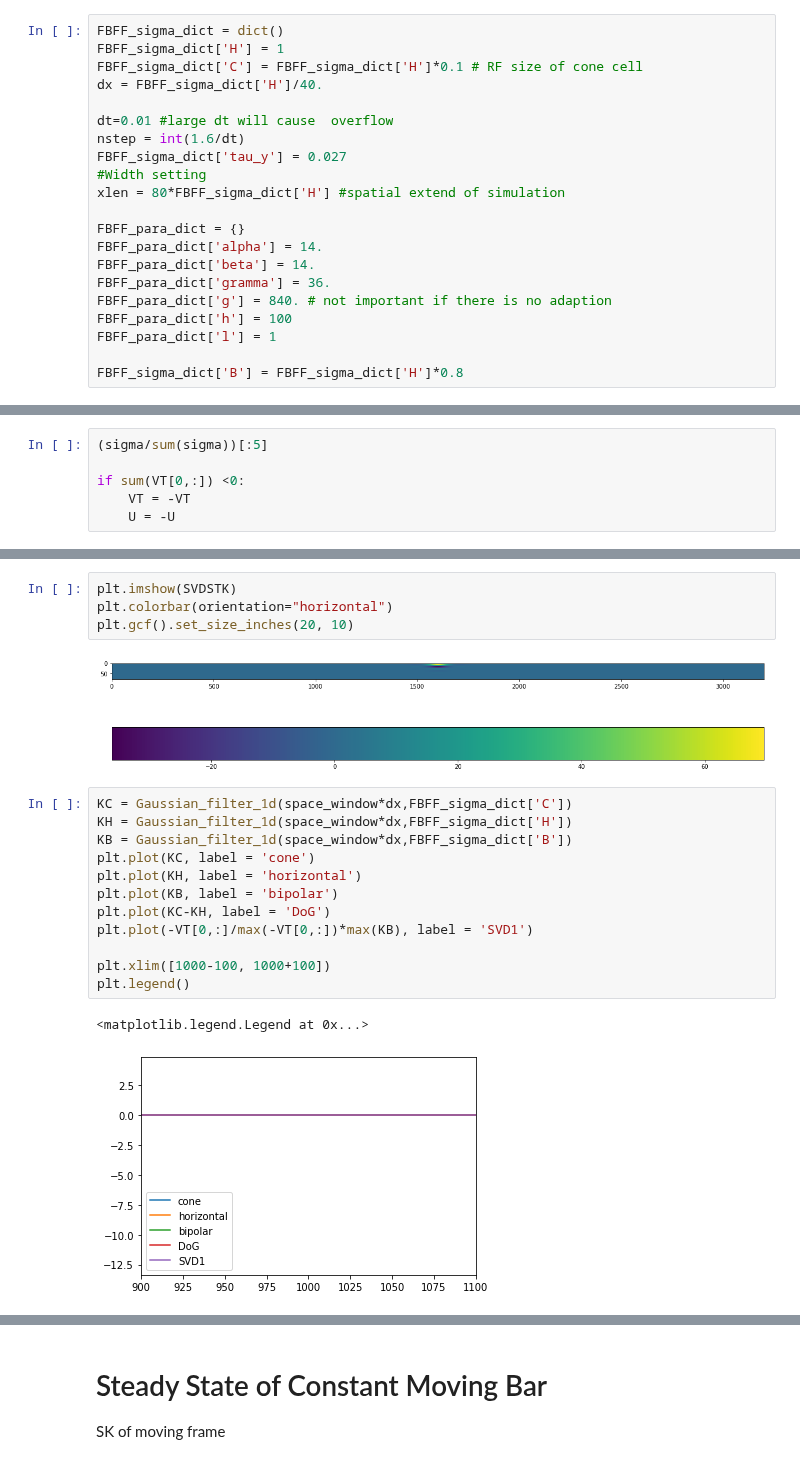
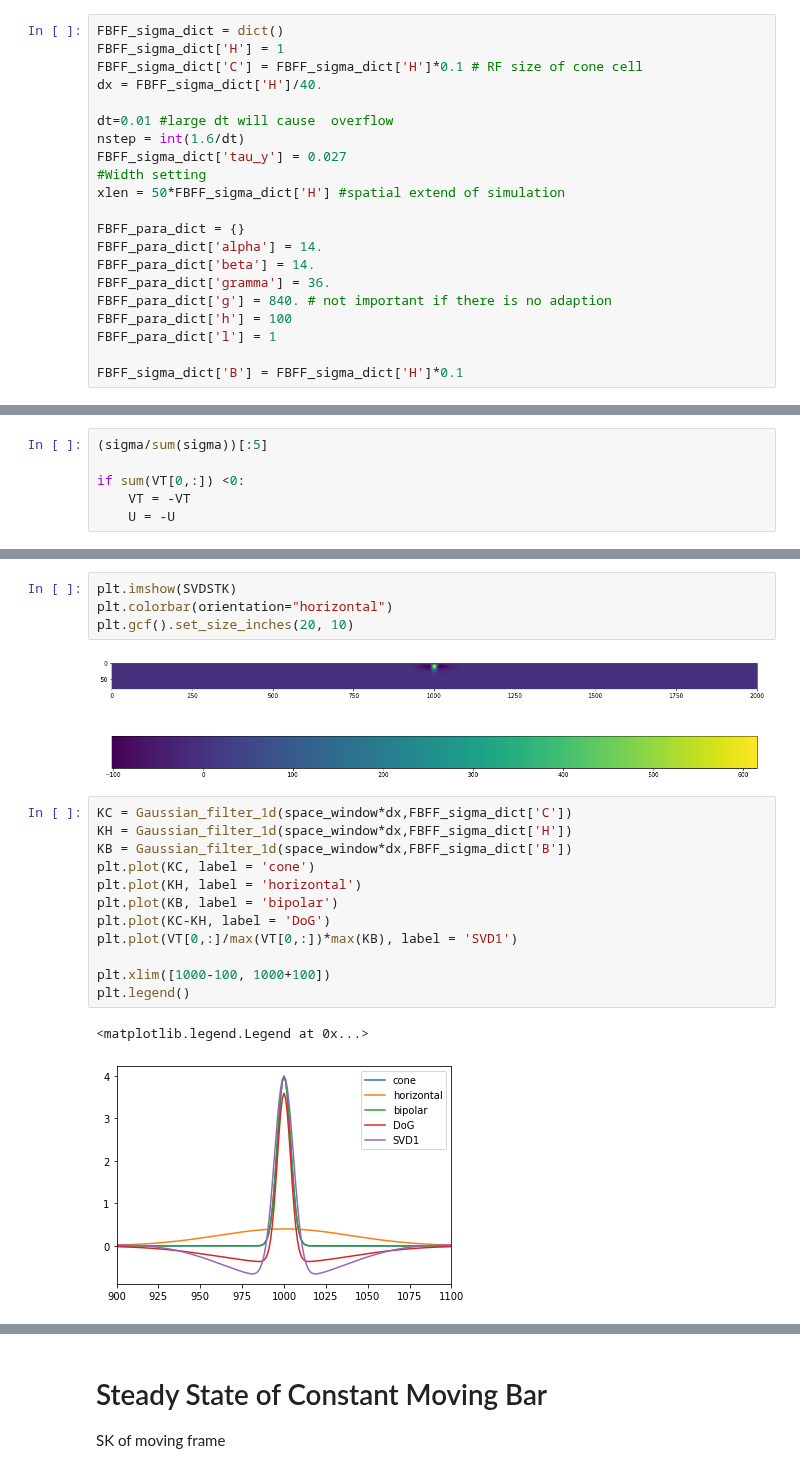
Before and after one commit to llincooi/retina_python, a Jupyter notebook: MB_FB_model/STK_Separate_analysis.ipynb, the cells around one changed output, grey strips where cells are left out. Drawn from its saved outputs; the diff is of its cells as text.

```diff
--- a/MB_FB_model/STK_Separate_analysis.ipynb
+++ b/MB_FB_model/STK_Separate_analysis.ipynb
@@ -92,7 +92,7 @@ dt=0.01 #large dt will cause  overflow
 nstep = int(1.6/dt)
 FBFF_sigma_dict['tau_y'] = 0.027
 #Width setting
-xlen = 80*FBFF_sigma_dict['H'] #spatial extend of simulation
+xlen = 50*FBFF_sigma_dict['H'] #spatial extend of simulation
 
 FBFF_para_dict = {}
 FBFF_para_dict['alpha'] = 14.
@@ -102,7 +102,7 @@ FBFF_para_dict['g'] = 840. # not important if there is no adaption
 FBFF_para_dict['h'] = 100
 FBFF_para_dict['l'] = 1
 
-FBFF_sigma_dict['B'] = FBFF_sigma_dict['H']*0.8
+FBFF_sigma_dict['B'] = FBFF_sigma_dict['H']*0.1
 # %% [markdown]
 # TK
 # %%
@@ -314,22 +314,22 @@ plt.imshow(SVDSTK)
 plt.colorbar(orientation="horizontal")
 plt.gcf().set_size_inches(20, 10)
 # %% [output]
-[figure, old version]
+[figure, new version]
 # %%
 KC = Gaussian_filter_1d(space_window*dx,FBFF_sigma_dict['C'])
 KH = Gaussian_filter_1d(space_window*dx,FBFF_sigma_dict['H'])
 KB = Gaussian_filter_1d(space_window*dx,FBFF_sigma_dict['B'])
 plt.plot(KC, label = 'cone')
 plt.plot(KH, label = 'horizontal')
 plt.plot(KB, label = 'bipolar')
 plt.plot(KC-KH, label = 'DoG')
-plt.plot(-VT[0,:]/max(-VT[0,:])*max(KB), label = 'SVD1')
+plt.plot(VT[0,:]/max(VT[0,:])*max(KB), label = 'SVD1')
 
 plt.xlim([1000-100, 1000+100])
 plt.legend()
 # %% [output]
 <matplotlib.legend.Legend at 0x...>
-[figure, old version]
+[figure, new version]
 # %%
 from scipy.optimize import curve_fit
 SK = -VT[0,:]
```
Also changed, not shown: parts of 19 cells of this notebook.
